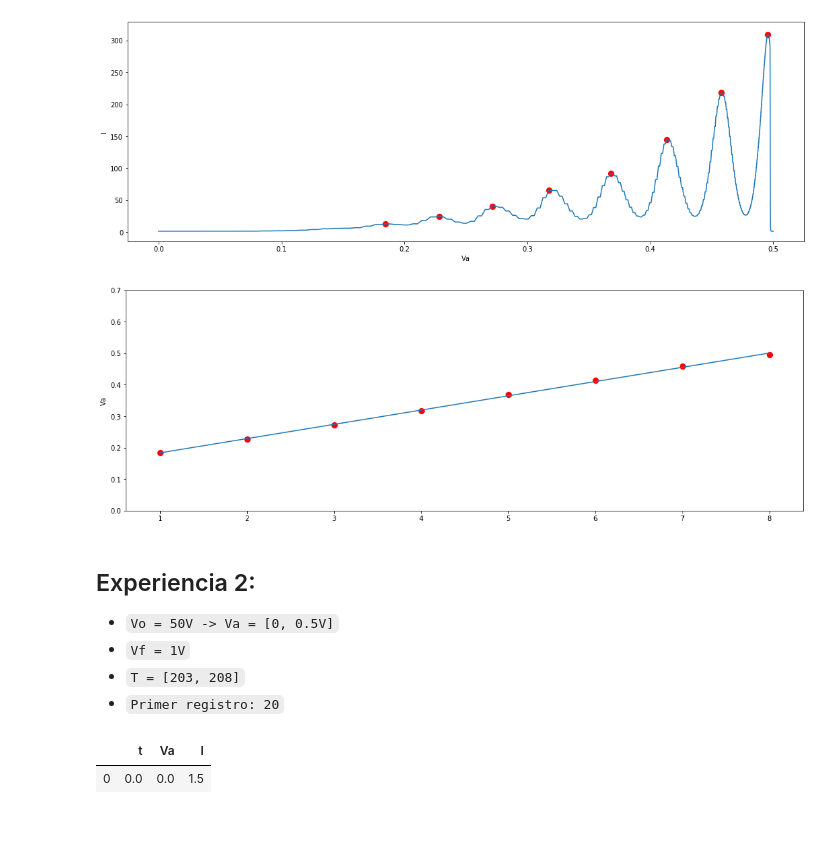
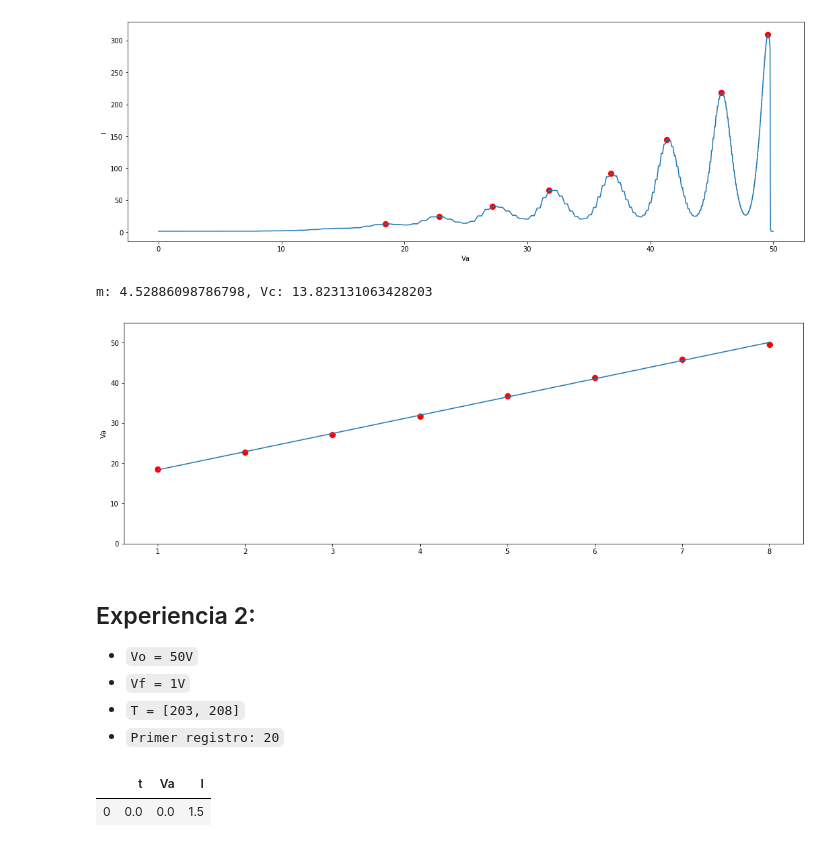
Before and after one commit to komod0/F3, a Jupyter notebook: analisis.ipynb, the cells around one changed output. Saved outputs shown, nothing was run; the diff lists cells and outputs as text; code cells hidden in the pictures.

```diff
--- a/analisis.ipynb
+++ b/analisis.ipynb
@@ -28,7 +28,7 @@ def va(t):
     '''
     Devuelve el valor de Va en función del tiempo transcurrido de la carga del capacitor.
     '''
-    return Va*(1-math.e**(-t/(R*C)))
+    return V0*(1-math.e**(-t/(R*C)))
 # %%
 def load_data(path):
     '''
@@ -73,28 +73,30 @@ graph_peaks(data, peaks)
 # %%
 def find_least_squares(data, peaks):
     # Ajustar por cuadrados mínimos resolviendo Ax=B
     A = np.array([[x+1, 1] for x in range(len(peaks))])
     B = np.array(data.loc[peaks, 'Va'])
     return np.linalg.lstsq(A, B, rcond=None)[0]
 
 def graph_least_squares(data, peaks, m, b):
     # Graficar la recta y los picos
     xx = np.array([i+1 for i in range(len(peaks))])
     yy = m * xx + b
 
     fig, ax = plt.subplots(figsize=(18,6))
-    plt.ylim(0, 0.7)
+    plt.ylim(0, V0 + 0.1*V0)
     plt.xticks(xx)
     sns.lineplot(xx, yy, ax=ax)
     sns.scatterplot([i+1 for i in range(len(peaks))], data.loc[peaks, 'Va'], color='red', s=100, ax=ax);
 
 m, b = find_least_squares(data, peaks)
 graph_least_squares(data, peaks, m, b)
+print(f"m: {m}, Vc: {b}")
 # %% [output]
+m: 4.52886098786798, Vc: 13.823131063428203
-[figure, old version]
+[figure, new version]
 # %% [markdown]
 ## Experiencia 2:
-- `Vo = 50V -> Va = [0, 0.5V]`
+- `Vo = 50V`
 - `Vf = 1V`
 - `T = [203, 208]`
 - `Primer registro: 20`
```
Also changed, not shown: parts of 6 cells of this notebook.
